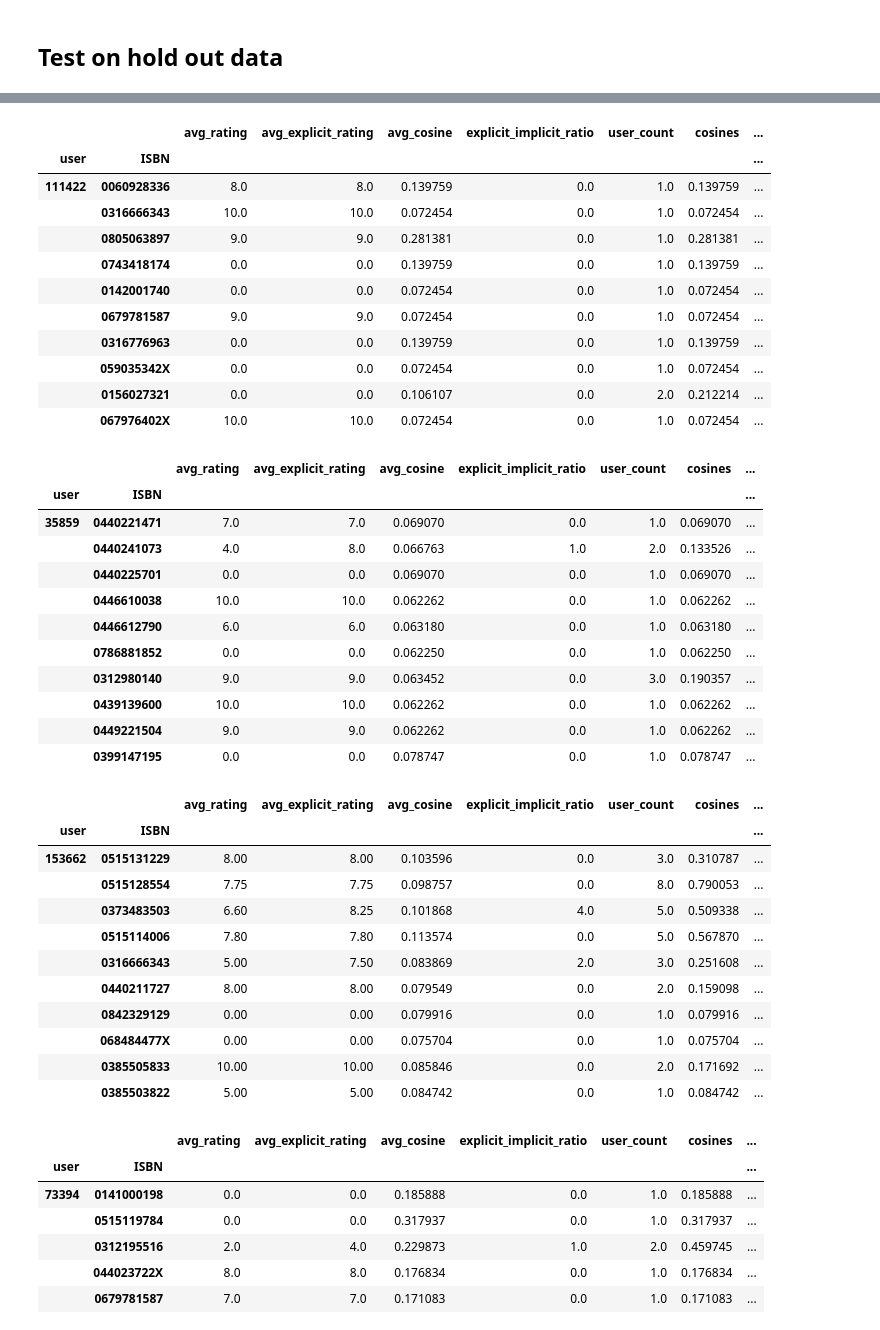
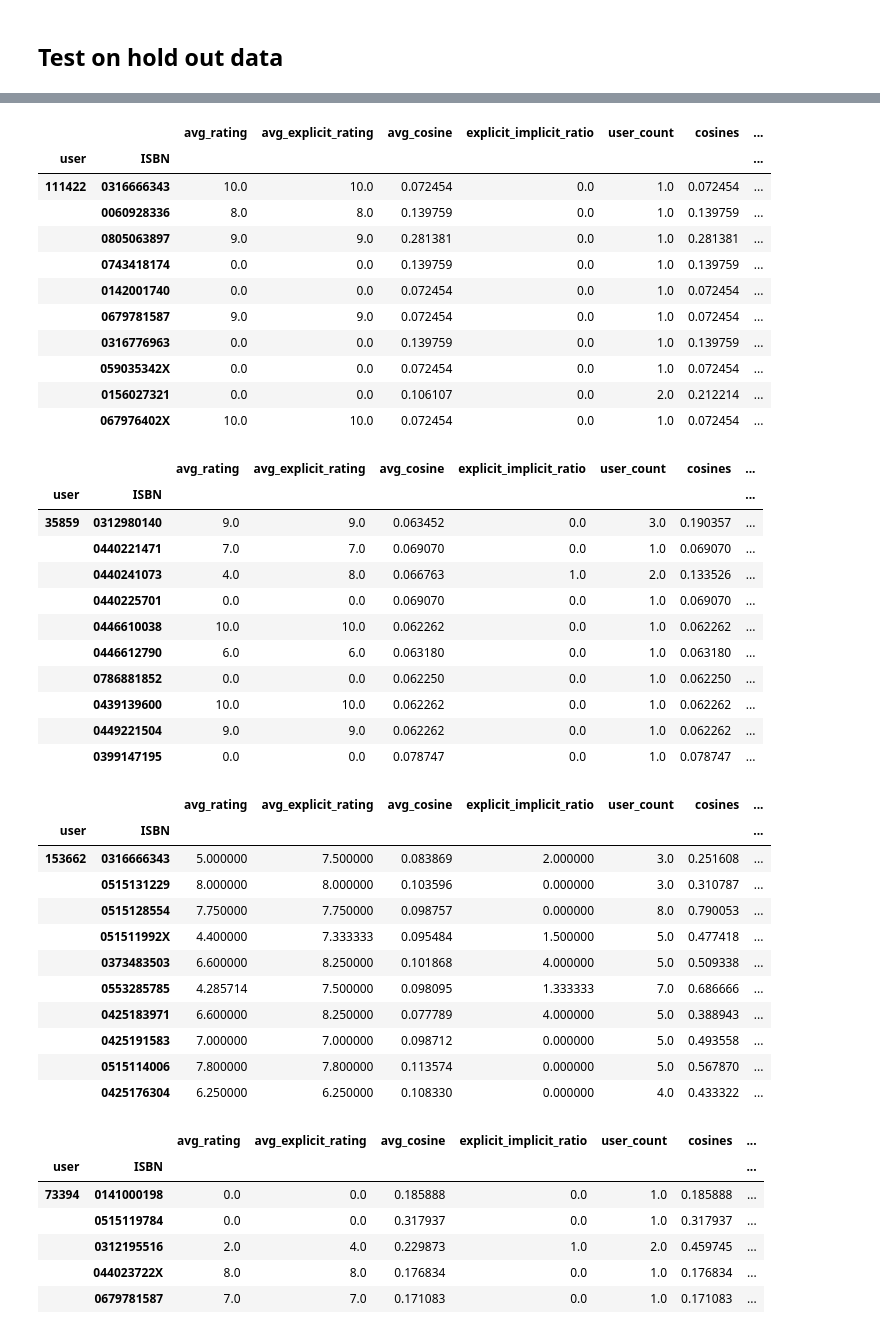
Before and after one commit to RichWolff/SpringboardDS, a Jupyter notebook: capstone_bookRecommender/jupyter_notebooks/capstone2_recommender_model.ipynb, the cells around one changed output, grey strips where cells are left out. Drawn from its saved outputs; the diff is of its cells as text; code cells hidden in the pictures.

```diff
--- a/capstone_bookRecommender/jupyter_notebooks/capstone2_recommender_model.ipynb
+++ b/capstone_bookRecommender/jupyter_notebooks/capstone2_recommender_model.ipynb
@@ -568,12 +616,12 @@ res
 # %%
 selected_user = 111422
-res = recommender(rfc,selected_user)
+res = recommender(lr,selected_user)
 res
 # %% [output]
 |  |  | avg_rating | avg_explicit_rating | avg_cosine | explicit_implicit_ratio | user_count | cosines | ... |
 | user | ISBN |  |  |  |  |  |  | ... |
-| 111422 | 0060928336 | 8.0 | 8.0 | 0.139759 | 0.0 | 1.0 | 0.139759 | ... |
-|  | 0316666343 | 10.0 | 10.0 | 0.072454 | 0.0 | 1.0 | 0.072454 | ... |
+| 111422 | 0316666343 | 10.0 | 10.0 | 0.072454 | 0.0 | 1.0 | 0.072454 | ... |
+|  | 0060928336 | 8.0 | 8.0 | 0.139759 | 0.0 | 1.0 | 0.139759 | ... |
 |  | 0805063897 | 9.0 | 9.0 | 0.281381 | 0.0 | 1.0 | 0.281381 | ... |
 |  | 0743418174 | 0.0 | 0.0 | 0.139759 | 0.0 | 1.0 | 0.139759 | ... |
 |  | 0142001740 | 0.0 | 0.0 | 0.072454 | 0.0 | 1.0 | 0.072454 | ... |
@@ -584,37 +632,37 @@ res
 |  | 067976402X | 10.0 | 10.0 | 0.072454 | 0.0 | 1.0 | 0.072454 | ... |
 # %%
 selected_user = 35859
-res = recommender(rfc,selected_user)
+res = recommender(lr,selected_user)
 res
 # %% [output]
 |  |  | avg_rating | avg_explicit_rating | avg_cosine | explicit_implicit_ratio | user_count | cosines | ... |
 | user | ISBN |  |  |  |  |  |  | ... |
-| 35859 | 0440221471 | 7.0 | 7.0 | 0.069070 | 0.0 | 1.0 | 0.069070 | ... |
+| 35859 | 0312980140 | 9.0 | 9.0 | 0.063452 | 0.0 | 3.0 | 0.190357 | ... |
+|  | 0440221471 | 7.0 | 7.0 | 0.069070 | 0.0 | 1.0 | 0.069070 | ... |
 |  | 0440241073 | 4.0 | 8.0 | 0.066763 | 1.0 | 2.0 | 0.133526 | ... |
 |  | 0440225701 | 0.0 | 0.0 | 0.069070 | 0.0 | 1.0 | 0.069070 | ... |
 |  | 0446610038 | 10.0 | 10.0 | 0.062262 | 0.0 | 1.0 | 0.062262 | ... |
 |  | 0446612790 | 6.0 | 6.0 | 0.063180 | 0.0 | 1.0 | 0.063180 | ... |
 |  | 0786881852 | 0.0 | 0.0 | 0.062250 | 0.0 | 1.0 | 0.062250 | ... |
-|  | 0312980140 | 9.0 | 9.0 | 0.063452 | 0.0 | 3.0 | 0.190357 | ... |
 |  | 0439139600 | 10.0 | 10.0 | 0.062262 | 0.0 | 1.0 | 0.062262 | ... |
 |  | 0449221504 | 9.0 | 9.0 | 0.062262 | 0.0 | 1.0 | 0.062262 | ... |
 |  | 0399147195 | 0.0 | 0.0 | 0.078747 | 0.0 | 1.0 | 0.078747 | ... |
 # %%
 selected_user = 153662
-res = recommender(rfc,selected_user)
+res = recommender(lr,selected_user)
 res
 # %% [output]
 |  |  | avg_rating | avg_explicit_rating | avg_cosine | explicit_implicit_ratio | user_count | cosines | ... |
 | user | ISBN |  |  |  |  |  |  | ... |
-| 153662 | 0515131229 | 8.00 | 8.00 | 0.103596 | 0.0 | 3.0 | 0.310787 | ... |
-|  | 0515128554 | 7.75 | 7.75 | 0.098757 | 0.0 | 8.0 | 0.790053 | ... |
-|  | 0373483503 | 6.60 | 8.25 | 0.101868 | 4.0 | 5.0 | 0.509338 | ... |
-|  | 0515114006 | 7.80 | 7.80 | 0.113574 | 0.0 | 5.0 | 0.567870 | ... |
-|  | 0316666343 | 5.00 | 7.50 | 0.083869 | 2.0 | 3.0 | 0.251608 | ... |
-|  | 0440211727 | 8.00 | 8.00 | 0.079549 | 0.0 | 2.0 | 0.159098 | ... |
-|  | 0842329129 | 0.00 | 0.00 | 0.079916 | 0.0 | 1.0 | 0.079916 | ... |
-|  | 068484477X | 0.00 | 0.00 | 0.075704 | 0.0 | 1.0 | 0.075704 | ... |
-|  | 0385505833 | 10.00 | 10.00 | 0.085846 | 0.0 | 2.0 | 0.171692 | ... |
-|  | 0385503822 | 5.00 | 5.00 | 0.084742 | 0.0 | 1.0 | 0.084742 | ... |
+| 153662 | 0316666343 | 5.000000 | 7.500000 | 0.083869 | 2.000000 | 3.0 | 0.251608 | ... |
+|  | 0515131229 | 8.000000 | 8.000000 | 0.103596 | 0.000000 | 3.0 | 0.310787 | ... |
+|  | 0515128554 | 7.750000 | 7.750000 | 0.098757 | 0.000000 | 8.0 | 0.790053 | ... |
+|  | 051511992X | 4.400000 | 7.333333 | 0.095484 | 1.500000 | 5.0 | 0.477418 | ... |
+|  | 0373483503 | 6.600000 | 8.250000 | 0.101868 | 4.000000 | 5.0 | 0.509338 | ... |
+|  | 0553285785 | 4.285714 | 7.500000 | 0.098095 | 1.333333 | 7.0 | 0.686666 | ... |
+|  | 0425183971 | 6.600000 | 8.250000 | 0.077789 | 4.000000 | 5.0 | 0.388943 | ... |
+|  | 0425191583 | 7.000000 | 7.000000 | 0.098712 | 0.000000 | 5.0 | 0.493558 | ... |
+|  | 0515114006 | 7.800000 | 7.800000 | 0.113574 | 0.000000 | 5.0 | 0.567870 | ... |
+|  | 0425176304 | 6.250000 | 6.250000 | 0.108330 | 0.000000 | 4.0 | 0.433322 | ... |
 # %%
 selected_user = 73394
```
Also changed, not shown: parts of 17 cells of this notebook, 8 other files.
